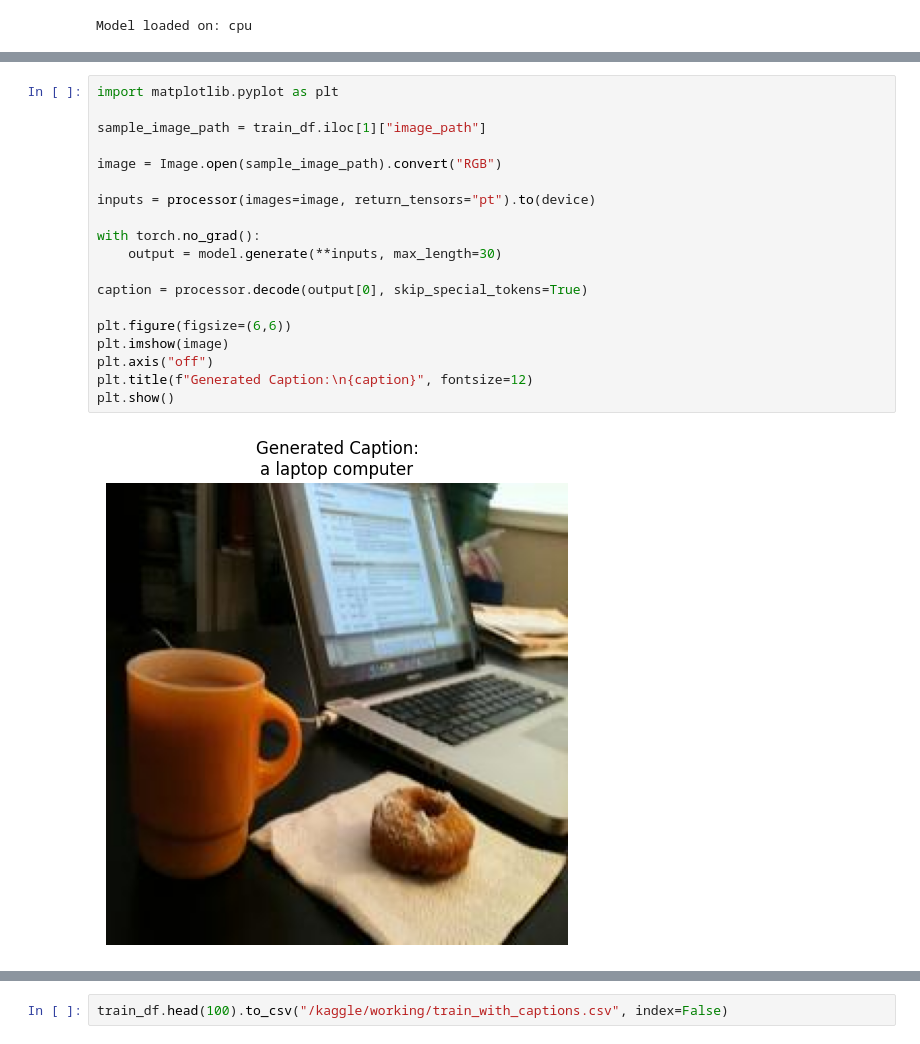
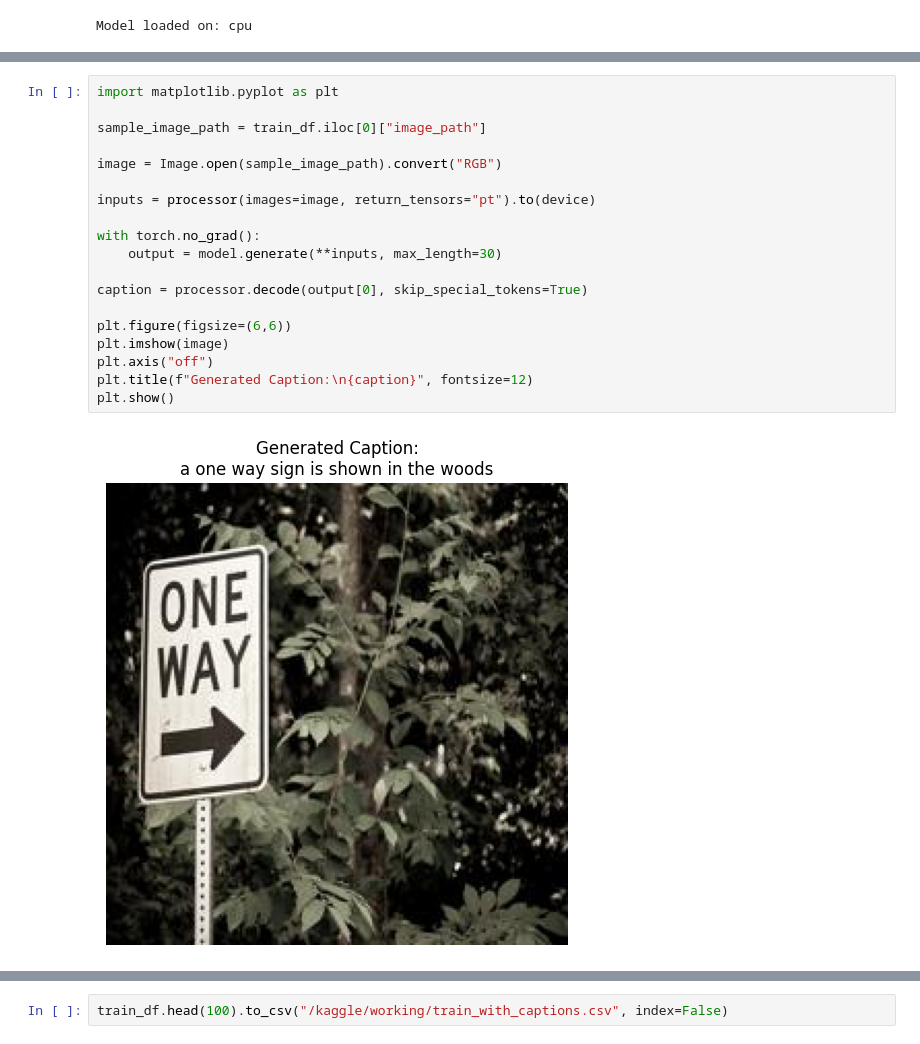
Before and after one commit to grevanth1105/visual-question-answering-system-CV, a Jupyter notebook: vqacv.ipynb, the cells around one changed output, grey strips where cells are left out. Saved outputs shown, nothing was run; the diff lists cells and outputs as text.

Commit message:
Kaggle Notebook | visual question answering CV | version 4

```diff
--- a/vqacv.ipynb
+++ b/vqacv.ipynb
@@ -164,24 +164,24 @@ train_df.head()
 # %%
 import matplotlib.pyplot as plt
 
-sample_image_path = train_df.iloc[1]["image_path"]
+sample_image_path = train_df.iloc[0]["image_path"]
 
 image = Image.open(sample_image_path).convert("RGB")
 
 inputs = processor(images=image, return_tensors="pt").to(device)
 
 with torch.no_grad():
     output = model.generate(**inputs, max_length=30)
 
 caption = processor.decode(output[0], skip_special_tokens=True)
 
 plt.figure(figsize=(6,6))
 plt.imshow(image)
 plt.axis("off")
 plt.title(f"Generated Caption:\n{caption}", fontsize=12)
 plt.show()
 # %% [output]
-[figure, old version]
+[figure, new version]
 # %%
 def generate_caption(image_path):
     image = Image.open(image_path).convert("RGB")
```
Also changed, not shown: parts of 9 cells of this notebook.
